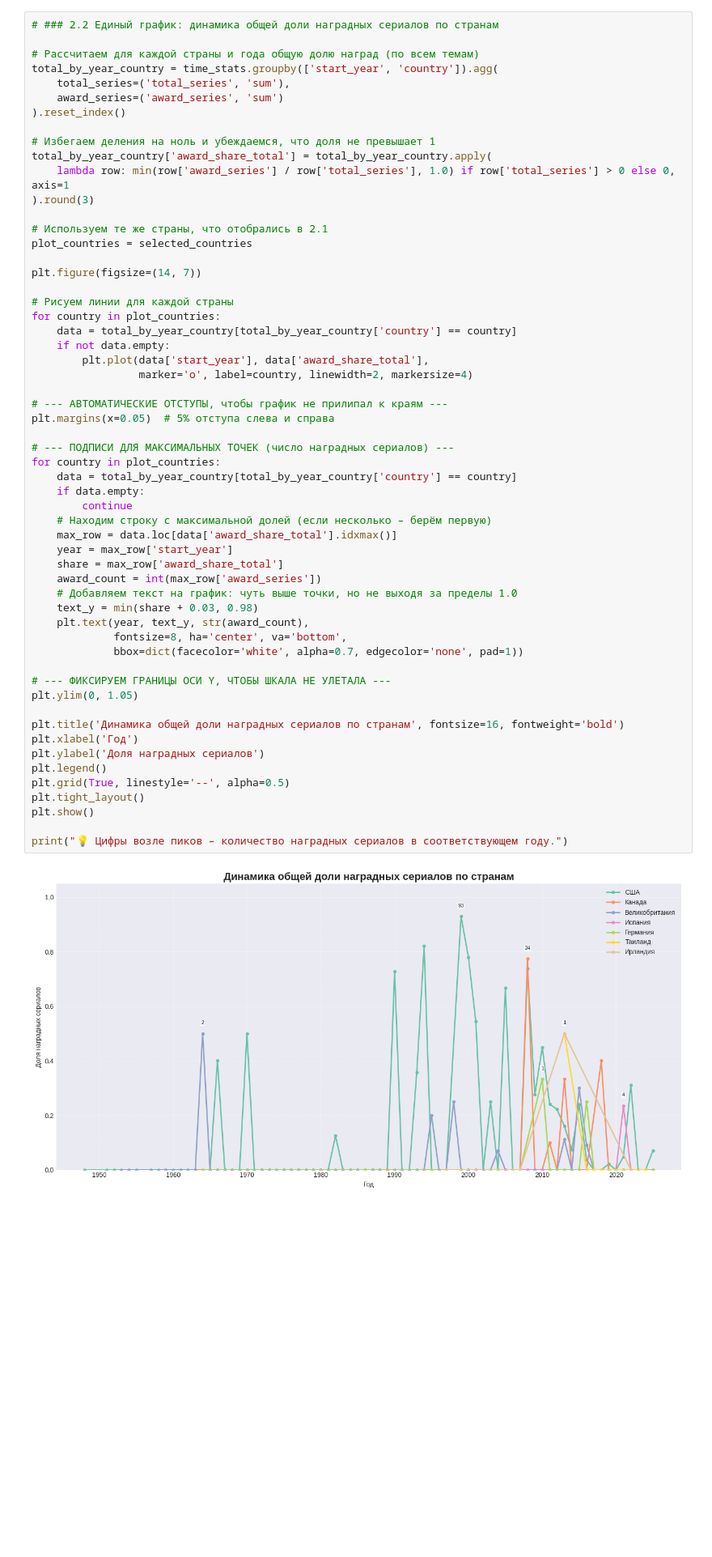
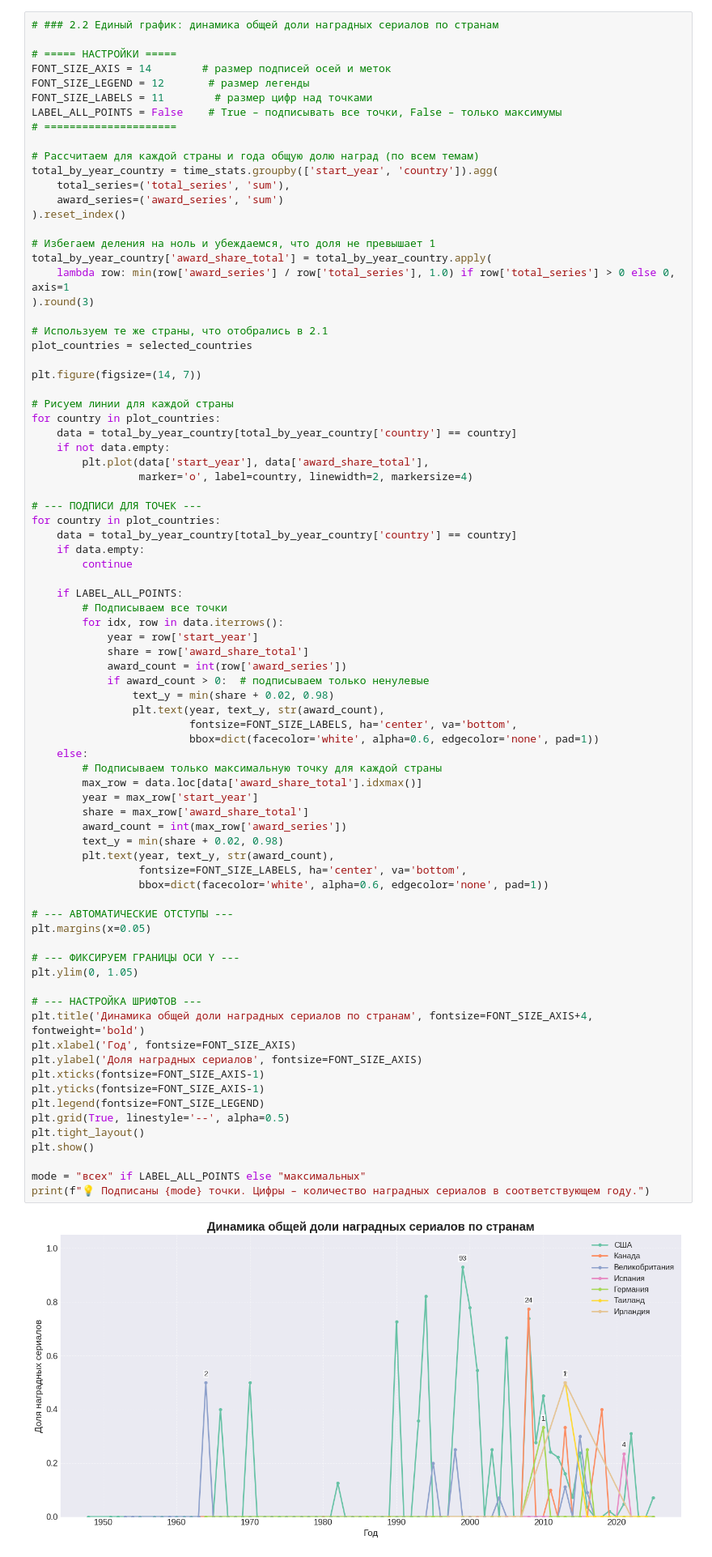
Before and after one commit to anmyvla-beep/python-ai-Mysttonen-Angelika, a Jupyter notebook: notebooks/week3_visualization.ipynb, the cells around one changed output. Shown at 81% size. Drawn from its saved outputs; the diff is of its cells as text; blank space fills up the shorter version.

```diff
--- a/notebooks/week3_visualization.ipynb
+++ b/notebooks/week3_visualization.ipynb
@@ -301,6 +301,13 @@ dtype: int64
 | 9 | 1959 | Великобритания | Прочее | 2 | 0 | 0.0 |
 # %%
 # ### 2.2 Единый график: динамика общей доли наградных сериалов по странам
+
+# ===== НАСТРОЙКИ =====
+FONT_SIZE_AXIS = 14        # размер подписей осей и меток
+FONT_SIZE_LEGEND = 12       # размер легенды
+FONT_SIZE_LABELS = 11        # размер цифр над точками
+LABEL_ALL_POINTS = False    # True – подписывать все точки, False – только максимумы
+# =====================
 
 # Рассчитаем для каждой страны и года общую долю наград (по всем темам)
 total_by_year_country = time_stats.groupby(['start_year', 'country']).agg(
@@ -310,51 +317,67 @@ total_by_year_country = time_stats.groupby(['start_year', 'country']).agg(
 
 # Избегаем деления на ноль и убеждаемся, что доля не превышает 1
 total_by_year_country['award_share_total'] = total_by_year_country.apply(
     lambda row: min(row['award_series'] / row['total_series'], 1.0) if row['total_series'] > 0 else 0, axis=1
 ).round(3)
 
 # Используем те же страны, что отобрались в 2.1
 plot_countries = selected_countries
 
 plt.figure(figsize=(14, 7))
 
 # Рисуем линии для каждой страны
 for country in plot_countries:
     data = total_by_year_country[total_by_year_country['country'] == country]
     if not data.empty:
         plt.plot(data['start_year'], data['award_share_total'],
                  marker='o', label=country, linewidth=2, markersize=4)
 
-# --- АВТОМАТИЧЕСКИЕ ОТСТУПЫ, чтобы график не прилипал к краям ---
-plt.margins(x=0.05)  # 5% отступа слева и справа
-
-# --- ПОДПИСИ ДЛЯ МАКСИМАЛЬНЫХ ТОЧЕК (число наградных сериалов) ---
+# --- ПОДПИСИ ДЛЯ ТОЧЕК ---
 for country in plot_countries:
     data = total_by_year_country[total_by_year_country['country'] == country]
     if data.empty:
         continue
-    # Находим строку с максимальной долей (если несколько – берём первую)
-    max_row = data.loc[data['award_share_total'].idxmax()]
-    year = max_row['start_year']
-    share = max_row['award_share_total']
-    award_count = int(max_row['award_series'])
-    # Добавляем текст на график: чуть выше точки, но не выходя за пределы 1.0
-    text_y = min(share + 0.03, 0.98)
-    plt.text(year, text_y, str(award_count),
-             fontsize=8, ha='center', va='bottom',
-             bbox=dict(facecolor='white', alpha=0.7, edgecolor='none', pad=1))
 
-# --- ФИКСИРУЕМ ГРАНИЦЫ ОСИ Y, ЧТОБЫ ШКАЛА НЕ УЛЕТАЛА ---
+    if LABEL_ALL_POINTS:
+        # Подписываем все точки
+        for idx, row in data.iterrows():
+            year = row['start_year']
+            share = row['award_share_total']
+            award_count = int(row['award_series'])
+            if award_count > 0:  # подписываем только ненулевые
+                text_y = min(share + 0.02, 0.98)
+                plt.text(year, text_y, str(award_count),
+                         fontsize=FONT_SIZE_LABELS, ha='center', va='bottom',
+                         bbox=dict(facecolor='white', alpha=0.6, edgecolor='none', pad=1))
+    else:
+        # Подписываем только максимальную точку для каждой страны
+        max_row = data.loc[data['award_share_total'].idxmax()]
+        year = max_row['start_year']
+        share = max_row['award_share_total']
+        award_count = int(max_row['award_series'])
+        text_y = min(share + 0.02, 0.98)
+        plt.text(year, text_y, str(award_count),
+                 fontsize=FONT_SIZE_LABELS, ha='center', va='bottom',
+                 bbox=dict(facecolor='white', alpha=0.6, edgecolor='none', pad=1))
+
+# --- АВТОМАТИЧЕСКИЕ ОТСТУПЫ ---
+plt.margins(x=0.05)
+
+# --- ФИКСИРУЕМ ГРАНИЦЫ ОСИ Y ---
 plt.ylim(0, 1.05)
 
-plt.title('Динамика общей доли наградных сериалов по странам', fontsize=16, fontweight='bold')
-plt.xlabel('Год')
-plt.ylabel('Доля наградных сериалов')
-plt.legend()
+# --- НАСТРОЙКА ШРИФТОВ ---
+plt.title('Динамика общей доли наградных сериалов по странам', fontsize=FONT_SIZE_AXIS+4, fontweight='bold')
+plt.xlabel('Год', fontsize=FONT_SIZE_AXIS)
+plt.ylabel('Доля наградных сериалов', fontsize=FONT_SIZE_AXIS)
+plt.xticks(fontsize=FONT_SIZE_AXIS-1)
+plt.yticks(fontsize=FONT_SIZE_AXIS-1)
+plt.legend(fontsize=FONT_SIZE_LEGEND)
 plt.grid(True, linestyle='--', alpha=0.5)
 plt.tight_layout()
 plt.show()
 
-print("💡 Цифры возле пиков – количество наградных сериалов в соответствующем году.")
+mode = "всех" if LABEL_ALL_POINTS else "максимальных"
+print(f"💡 Подписаны {mode} точки. Цифры – количество наградных сериалов в соответствующем году.")
 # %% [output]
-[figure, old version]
+[figure, new version]
```
Also changed, not shown: parts of 1 cell of this notebook.
